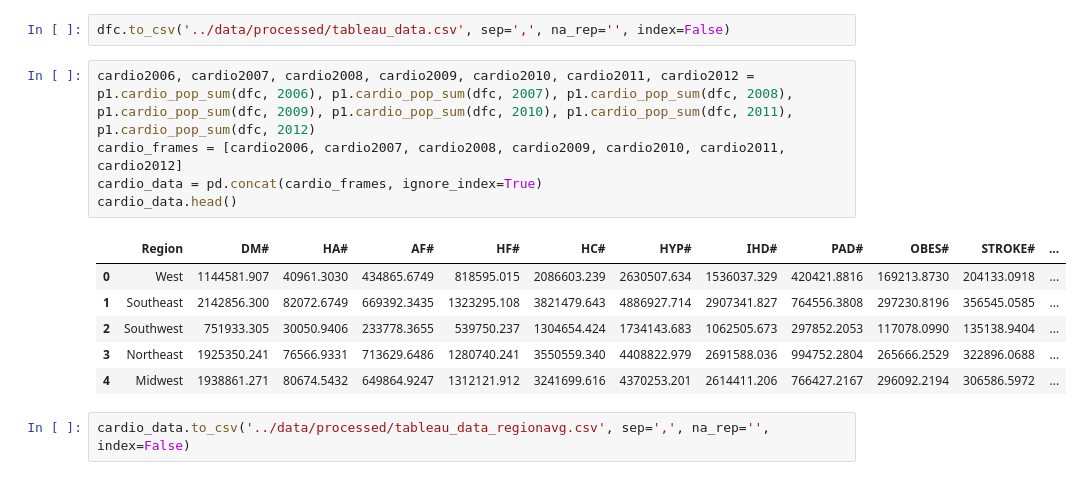
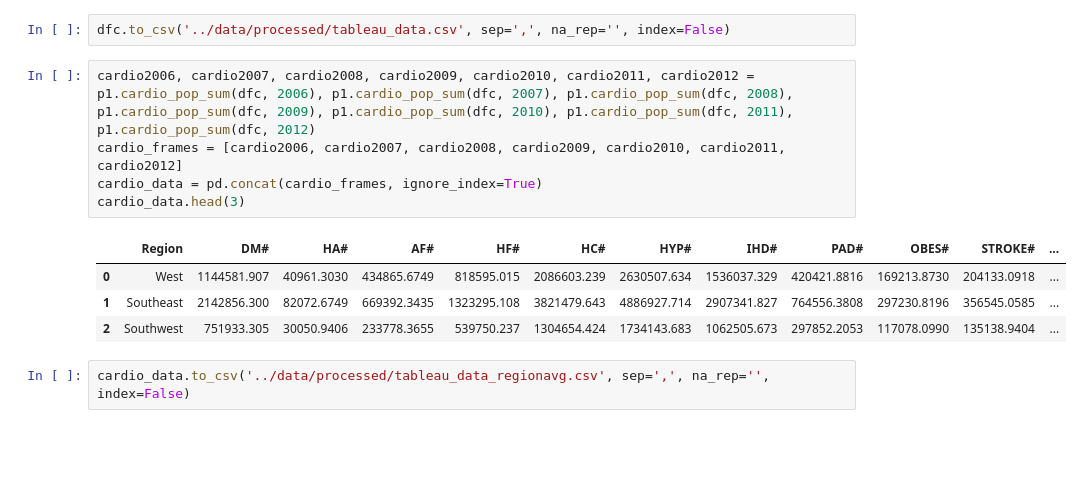
Before and after one commit to data301-2021-winter1/project-group36-project, a Jupyter notebook: notebooks/analysis1.ipynb, the cells around one changed output. Drawn from its saved outputs; the diff is of its cells as text; blank space fills up the shorter version.

```diff
--- a/notebooks/analysis1.ipynb
+++ b/notebooks/analysis1.ipynb
@@ -195,15 +197,13 @@ dfc.to_csv('../data/processed/tableau_data.csv', sep=',', na_rep='', index=False
 # %%
 cardio2006, cardio2007, cardio2008, cardio2009, cardio2010, cardio2011, cardio2012 = p1.cardio_pop_sum(dfc, 2006), p1.cardio_pop_sum(dfc, 2007), p1.cardio_pop_sum(dfc, 2008), p1.cardio_pop_sum(dfc, 2009), p1.cardio_pop_sum(dfc, 2010), p1.cardio_pop_sum(dfc, 2011), p1.cardio_pop_sum(dfc, 2012)
 cardio_frames = [cardio2006, cardio2007, cardio2008, cardio2009, cardio2010, cardio2011, cardio2012]
 cardio_data = pd.concat(cardio_frames, ignore_index=True)
-cardio_data.head()
+cardio_data.head(3)
 # %% [output]
 |  | Region | DM# | HA# | AF# | HF# | HC# | HYP# | IHD# | PAD# | OBES# | STROKE# | ... |
 | 0 | West | 1144581.907 | 40961.3030 | 434865.6749 | 818595.015 | 2086603.239 | 2630507.634 | 1536037.329 | 420421.8816 | 169213.8730 | 204133.0918 | ... |
 | 1 | Southeast | 2142856.300 | 82072.6749 | 669392.3435 | 1323295.108 | 3821479.643 | 4886927.714 | 2907341.827 | 764556.3808 | 297230.8196 | 356545.0585 | ... |
 | 2 | Southwest | 751933.305 | 30050.9406 | 233778.3655 | 539750.237 | 1304654.424 | 1734143.683 | 1062505.673 | 297852.2053 | 117078.0990 | 135138.9404 | ... |
-| 3 | Northeast | 1925350.241 | 76566.9331 | 713629.6486 | 1280740.241 | 3550559.340 | 4408822.979 | 2691588.036 | 994752.2804 | 265666.2529 | 322896.0688 | ... |
-| 4 | Midwest | 1938861.271 | 80674.5432 | 649864.9247 | 1312121.912 | 3241699.616 | 4370253.201 | 2614411.206 | 766427.2167 | 296092.2194 | 306586.5972 | ... |
 # %%
 cardio_data.to_csv('../data/processed/tableau_data_regionavg.csv', sep=',', na_rep='', index=False)
 # %% [markdown]
```
Also changed, not shown: parts of 28 cells of this notebook, 8 other files.
